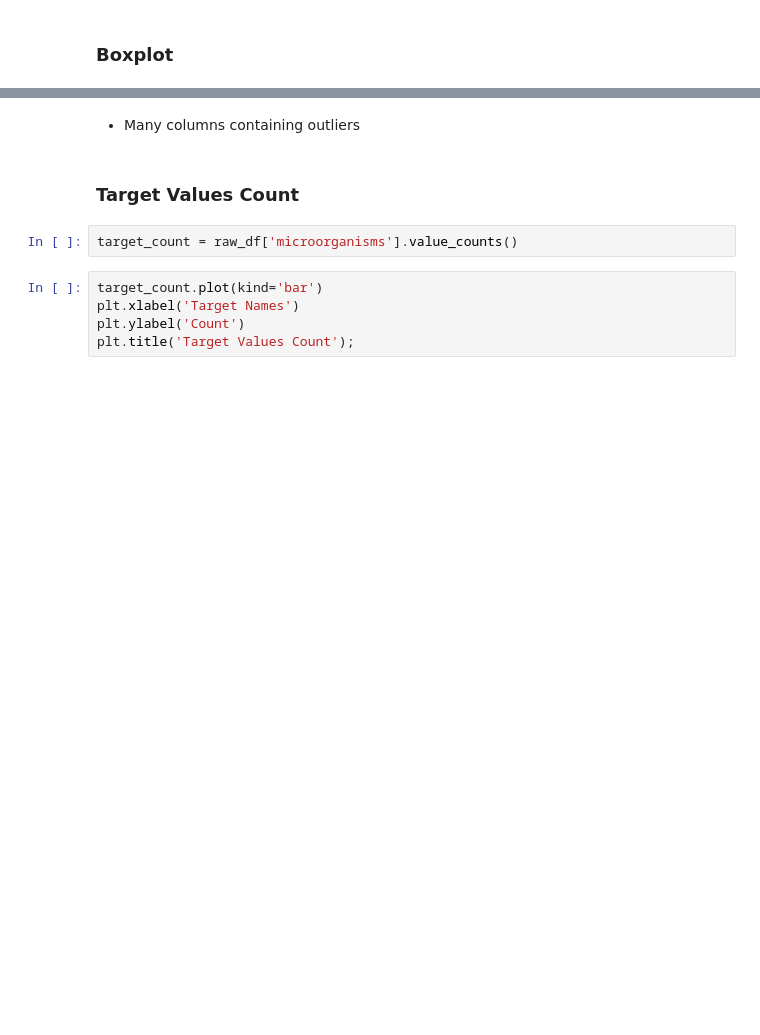
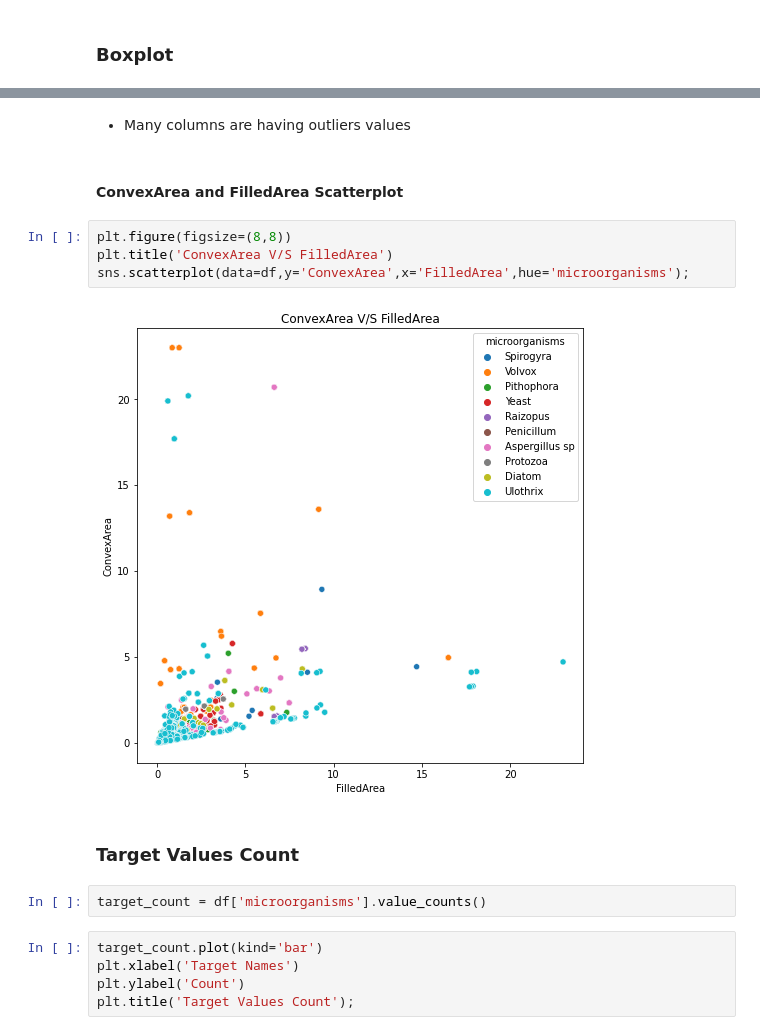
Before and after one commit to omjiverma/Microbes-Identification-with-Machine-Learning, a Jupyter notebook: Microbes Identification.ipynb, the cells around one changed output, grey strips where cells are left out. Cells and saved outputs as stored; diff of their text form; blank space fills up the shorter version.

```diff
--- a/Microbes Identification.ipynb
+++ b/Microbes Identification.ipynb
@@ -185,11 +208,19 @@ sns.boxplot(x="variable",y="value",data=pd.melt(raw_df.iloc[:,13:-1]),palette="p
 # %% [output]
 [figure]
 # %% [markdown]
-* Many columns containing outliers
+* Many columns are having outliers values
+# %% [markdown]
+#### ConvexArea and FilledArea Scatterplot
+# %%
+plt.figure(figsize=(8,8))
+plt.title('ConvexArea V/S FilledArea')
+sns.scatterplot(data=df,y='ConvexArea',x='FilledArea',hue='microorganisms');
+# %% [output]
+[figure, added]
 # %% [markdown]
 ### Target Values Count
 # %%
-target_count = raw_df['microorganisms'].value_counts()
+target_count = df['microorganisms'].value_counts()
 # %%
 target_count.plot(kind='bar')
 plt.xlabel('Target Names')
```
Also changed, not shown: parts of 39 cells of this notebook.
